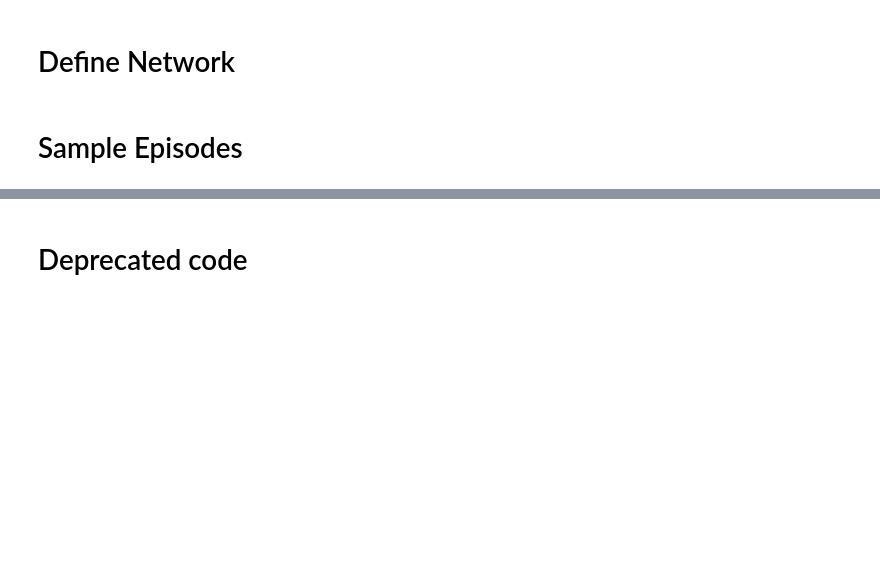
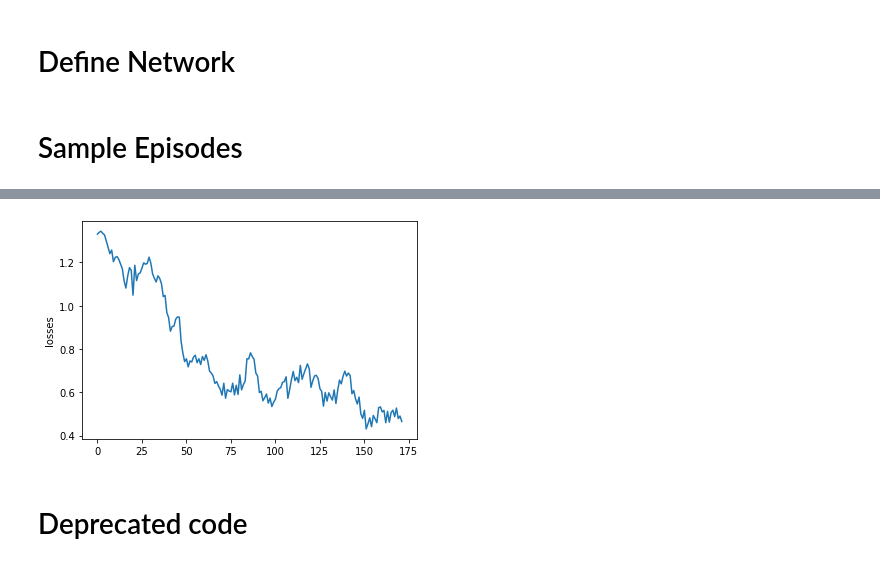
Before and after one commit to julianfbeck/KI-Lab, a Jupyter notebook: aufgabe6/DeepReinforcementlearning.ipynb, the cells around one changed output, grey strips where cells are left out. Cells and saved outputs as stored; diff of their text form; code cells hidden in the pictures; blank space fills up the shorter version.

```diff
--- a/aufgabe6/DeepReinforcementlearning.ipynb
+++ b/aufgabe6/DeepReinforcementlearning.ipynb
@@ -90,7 +90,7 @@ class Network(nn.Module):
         h = F.relu(self.fc1(x))
         return self.fc2(h)
 # %%
-net = Network(200)
+net = Network(250)
 criterion = nn.CrossEntropyLoss()
 optimizer = optim.Adam(params=net.parameters(), lr=0.01)
 # %% [markdown]
@@ -160,7 +160,7 @@ def get_training_data_batch(data):
 def train_batch():
 
   # get the inputs; data is a list of [inputs, labels]
-  training_data = sample(episodes_n=100)
+  training_data = sample(episodes_n=120)
   best_20 = get_top_20(training_data)
   observations, targets = get_training_data_batch(best_20)
 
@@ -218,7 +220,9 @@ plt.show()
 # %%
 plt.plot(losses)
-plt.ylabel(losses)
+plt.ylabel("losses")
 plt.show()
+# %% [output]
+[figure, added]
 # %% [markdown]
 # Deprecated code
 # %%
```
Also changed, not shown: parts of 4 cells of this notebook.
